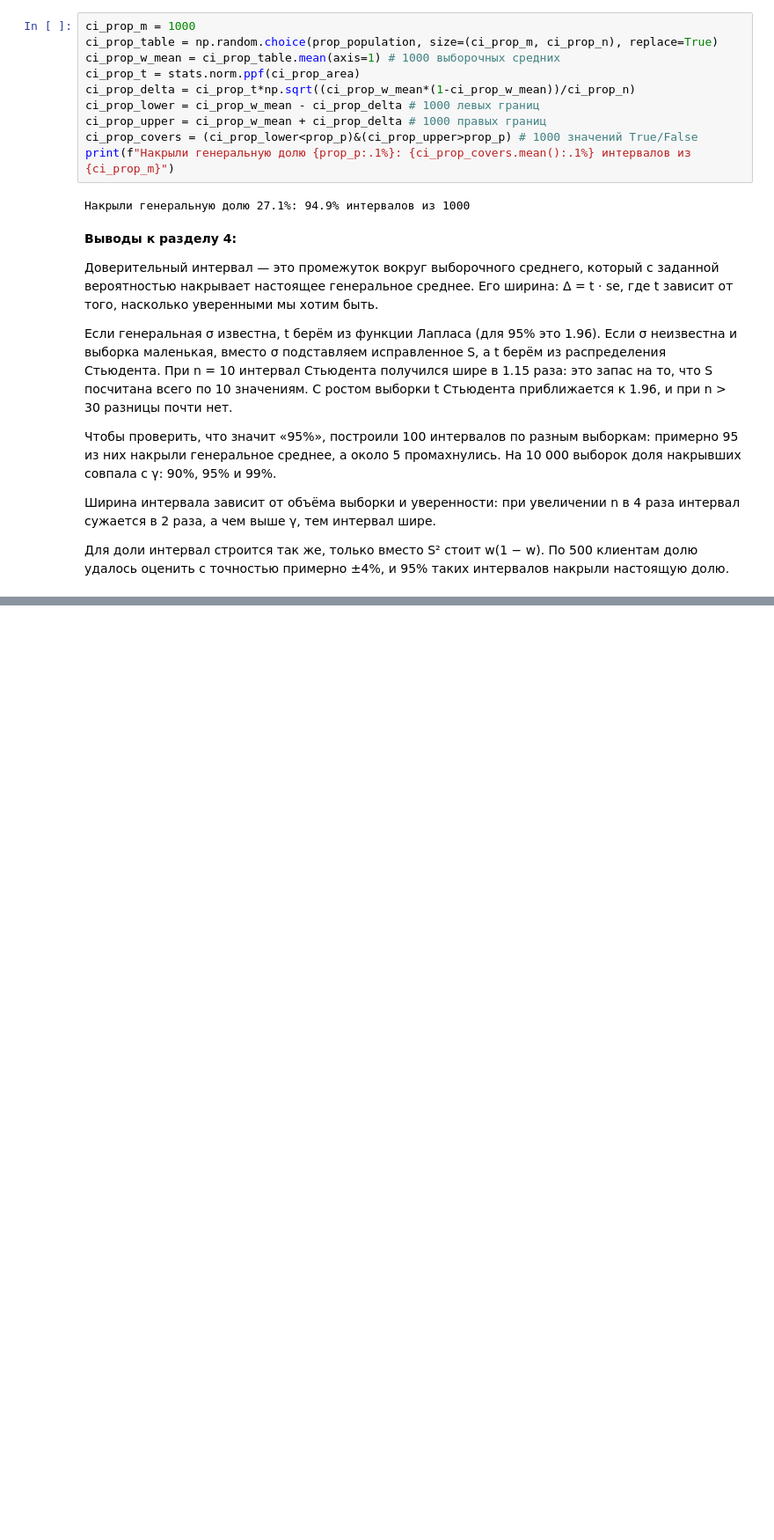
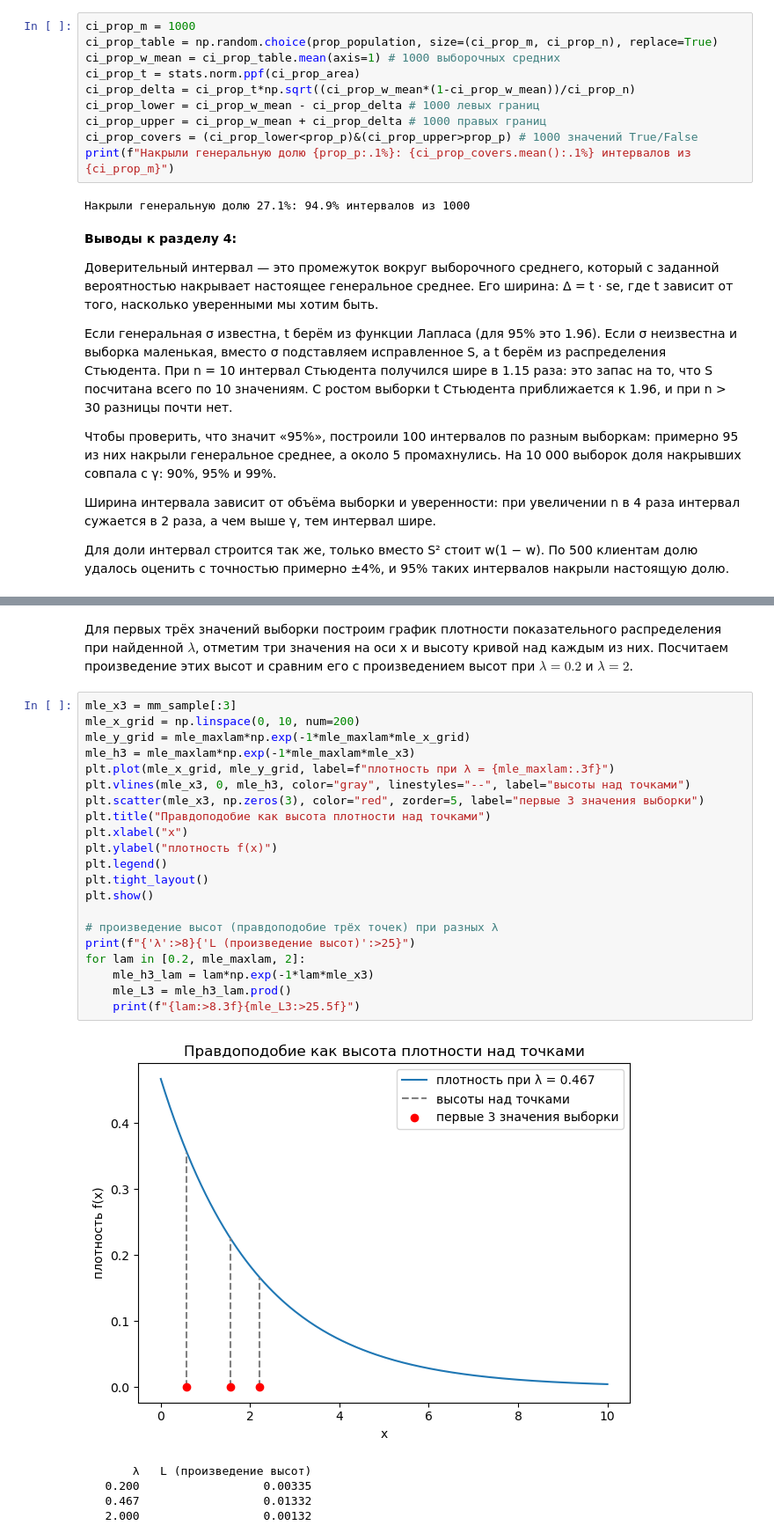
Before and after one commit to dvdkrkh/probability-stats-python, a Jupyter notebook: 02_estimation_clt_ci.ipynb, the cells around one changed output, grey strips where cells are left out. Shown at 88% size. Cells and saved outputs as stored; diff of their text form; blank space fills up the shorter version.

```diff
--- a/02_estimation_clt_ci.ipynb
+++ b/02_estimation_clt_ci.ipynb
@@ -643,0 +701,29 @@ print(f"Накрыли генеральную долю {prop_p:.1%}: {ci_prop_co
+# %% [markdown]
+Для первых трёх значений выборки построим график плотности показательного распределения при найденной $\lambda$, отметим три значения на оси x и высоту кривой над каждым из них. Посчитаем произведение этих высот и сравним его с произведением высот при $\lambda = 0.2$ и $\lambda = 2$.
+# %%
+mle_x3 = mm_sample[:3]
+mle_x_grid = np.linspace(0, 10, num=200)
+mle_y_grid = mle_maxlam*np.exp(-1*mle_maxlam*mle_x_grid)
+mle_h3 = mle_maxlam*np.exp(-1*mle_maxlam*mle_x3)
+plt.plot(mle_x_grid, mle_y_grid, label=f"плотность при λ = {mle_maxlam:.3f}")
+plt.vlines(mle_x3, 0, mle_h3, color="gray", linestyles="--", label="высоты над точками")
+plt.scatter(mle_x3, np.zeros(3), color="red", zorder=5, label="первые 3 значения выборки")
+plt.title("Правдоподобие как высота плотности над точками")
+plt.xlabel("x")
+plt.ylabel("плотность f(x)")
+plt.legend()
+plt.tight_layout()
+plt.show()
+
+# произведение высот (правдоподобие трёх точек) при разных λ
+print(f"{'λ':>8}{'L (произведение высот)':>25}")
+for lam in [0.2, mle_maxlam, 2]:
+    mle_h3_lam = lam*np.exp(-1*lam*mle_x3)
+    mle_L3 = mle_h3_lam.prod()
+    print(f"{lam:>8.3f}{mle_L3:>25.5f}")
+# %% [output]
+[figure, added]
+       λ   L (произведение высот)
+   0.200                  0.00335
+   0.467                  0.01332
+   2.000                  0.00132
```
Also changed, not shown: parts of 13 cells of this notebook, 1 other file.
